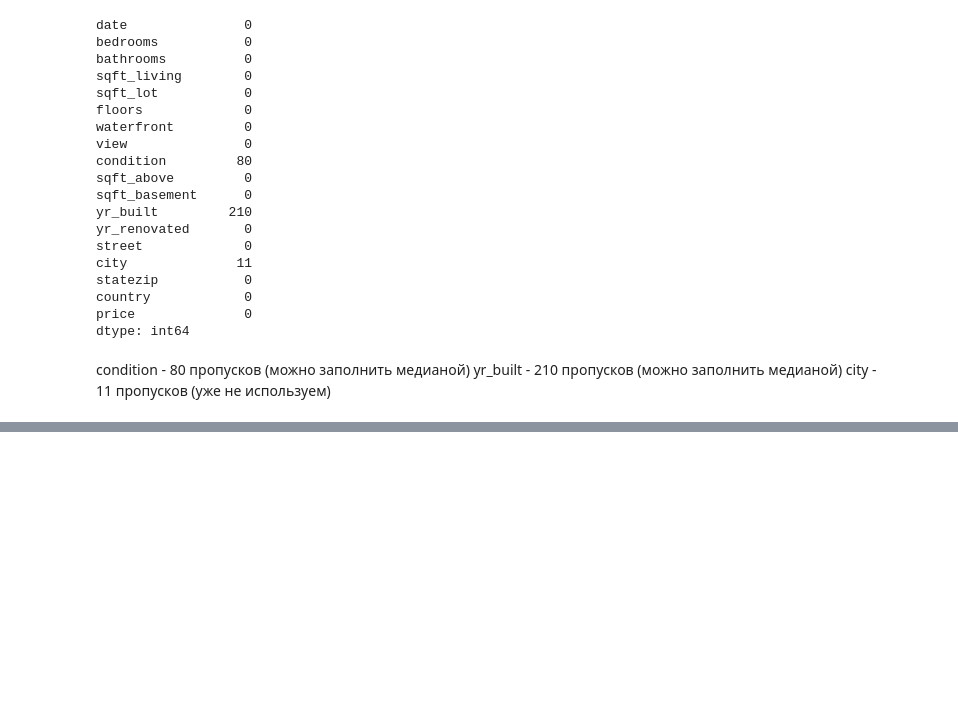
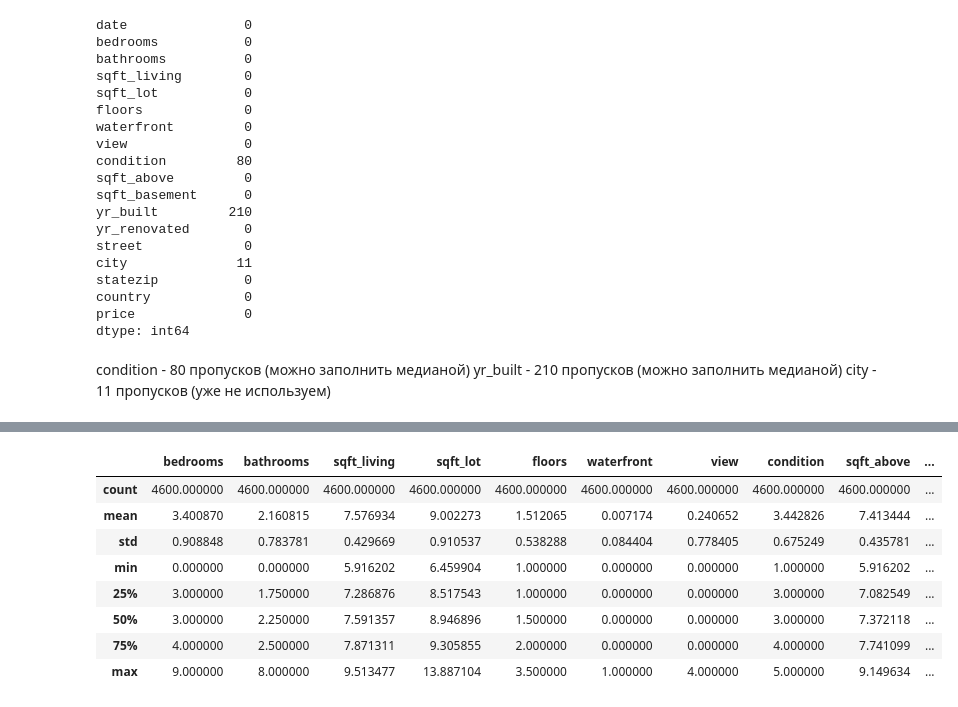
Before and after one commit to ArkadiyShevyrov/kmbo-ml, a Jupyter notebook: labs/lab1/lab1.ipynb, the cells around one changed output, grey strips where cells are left out. Saved outputs shown, nothing was run; the diff lists cells and outputs as text; code cells hidden in the pictures; blank space fills up the shorter version.

```diff
--- a/labs/lab1/lab1.ipynb
+++ b/labs/lab1/lab1.ipynb
@@ -125,3 +132,30 @@ dtype: int64
 condition - 80 пропусков (можно заполнить медианой)
 yr_built - 210 пропусков (можно заполнить медианой)
 city - 11 пропусков (уже не используем)
+# %%
+# ПРЕДОБРАБОТКА
+
+# Преобразовываем дату
+df['date'] = pd.to_datetime(df['date'])
+
+df['sale_year'] = df['date'].dt.year
+df['sale_month'] = df['date'].dt.month
+
+df = df.drop(columns=['date'])
+
+# Обрабатываем пропуски
+df['condition'] = df['condition'].fillna(df['condition'].median())
+df['yr_built'] = df['yr_built'].fillna(df['yr_built'].median())
+
+# Более удобные признаки
+df['house_age'] = df['sale_year'] - df['yr_built']
+df = df.drop(columns=['sale_year'])
+df['renovated'] = (df['yr_renovated'] > 0).astype(int)
+df = df.drop(columns=['yr_built', 'yr_renovated'])
+
+# Удаляем не используемые признаки
+df = df.drop(columns=['street', 'city', 'statezip', 'country'])
+
+# Логарифмируем (log1p = log(x+1), безопасная операция с нулями)
+for col in ['sqft_living', 'sqft_lot', 'sqft_above', 'sqft_basement']:
+    df[col] = np.log1p(df[col])
@@ -127,0 +182,12 @@ city - 11 пропусков (уже не используем)
+# %%
+df.describe()
+# %% [output]
+|  | bedrooms | bathrooms | sqft_living | sqft_lot | floors | waterfront | view | condition | sqft_above | ... |
+| count | 4600.000000 | 4600.000000 | 4600.000000 | 4600.000000 | 4600.000000 | 4600.000000 | 4600.000000 | 4600.000000 | 4600.000000 | ... |
+| mean | 3.400870 | 2.160815 | 7.576934 | 9.002273 | 1.512065 | 0.007174 | 0.240652 | 3.442826 | 7.413444 | ... |
+| std | 0.908848 | 0.783781 | 0.429669 | 0.910537 | 0.538288 | 0.084404 | 0.778405 | 0.675249 | 0.435781 | ... |
+| min | 0.000000 | 0.000000 | 5.916202 | 6.459904 | 1.000000 | 0.000000 | 0.000000 | 1.000000 | 5.916202 | ... |
+| 25% | 3.000000 | 1.750000 | 7.286876 | 8.517543 | 1.000000 | 0.000000 | 0.000000 | 3.000000 | 7.082549 | ... |
+| 50% | 3.000000 | 2.250000 | 7.591357 | 8.946896 | 1.500000 | 0.000000 | 0.000000 | 3.000000 | 7.372118 | ... |
+| 75% | 4.000000 | 2.500000 | 7.871311 | 9.305855 | 2.000000 | 0.000000 | 0.000000 | 4.000000 | 7.741099 | ... |
+| max | 9.000000 | 8.000000 | 9.513477 | 13.887104 | 3.500000 | 1.000000 | 4.000000 | 5.000000 | 9.149634 | ... |
```
Also changed, not shown: parts of 5 cells of this notebook.
